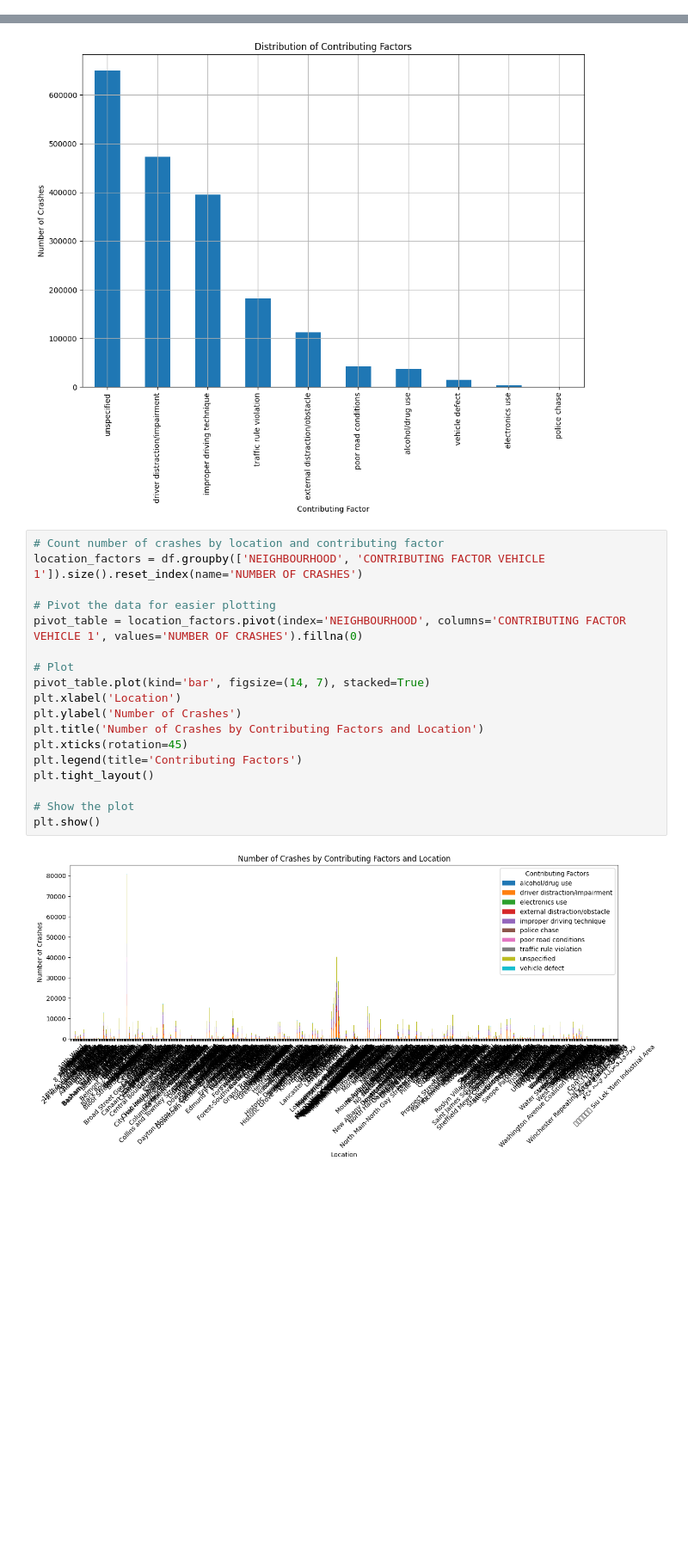
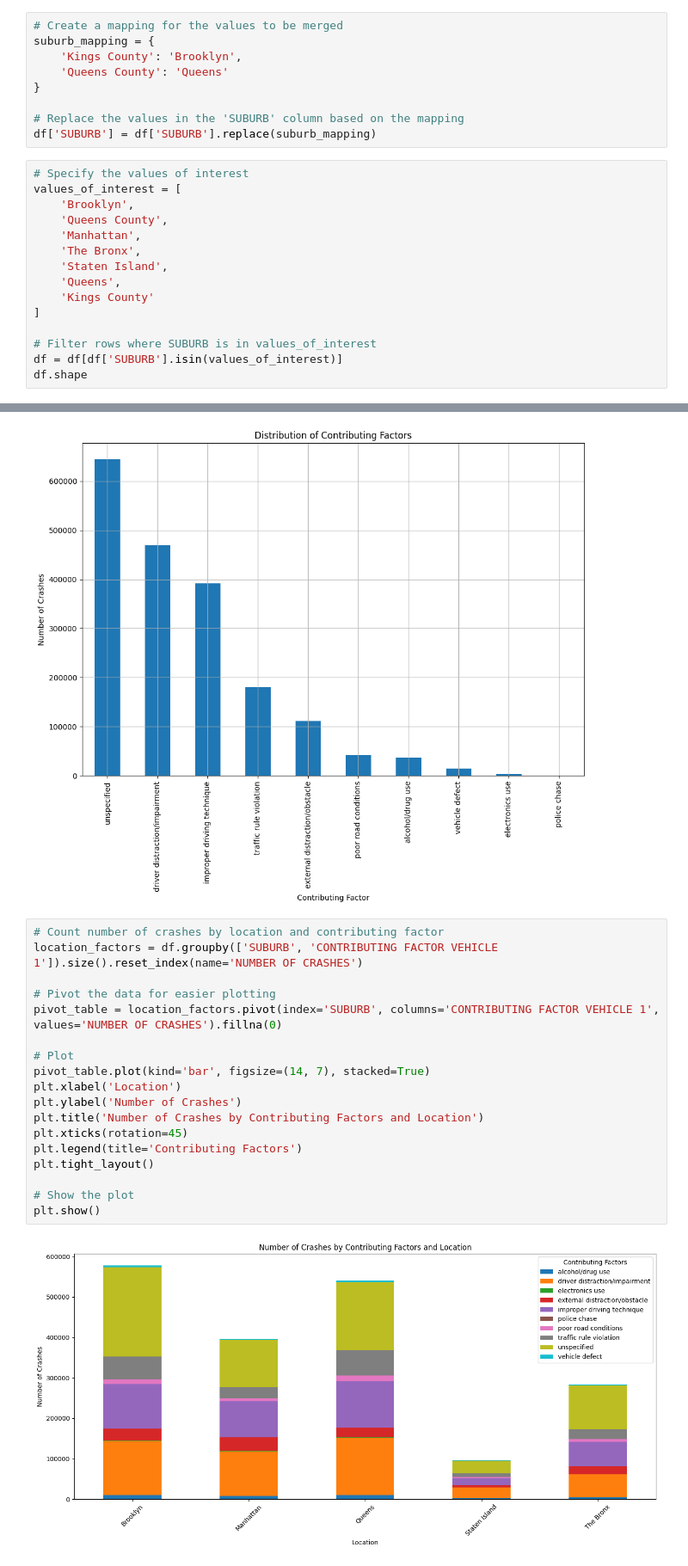
Before and after one commit to DouglasRollman/CollisionPrediction, a Jupyter notebook: crash_eda.ipynb, the cells around one changed output, grey strips where cells are left out. Shown: that part at 86% size. Saved outputs shown, nothing was run; the diff lists cells and outputs as text; blank space fills up the shorter version.

```diff
--- a/crash_eda.ipynb
+++ b/crash_eda.ipynb
@@ -17,0 +74,24 @@ df.head()
+# %%
+# Create a mapping for the values to be merged
+suburb_mapping = {
+    'Kings County': 'Brooklyn',
+    'Queens County': 'Queens'
+}
+
+# Replace the values in the 'SUBURB' column based on the mapping
+df['SUBURB'] = df['SUBURB'].replace(suburb_mapping)
+# %%
+# Specify the values of interest
+values_of_interest = [
+    'Brooklyn',
+    'Queens County',
+    'Manhattan',
+    'The Bronx',
+    'Staten Island',
+    'Queens',
+    'Kings County'
+]
+
+# Filter rows where SUBURB is in values_of_interest
+df = df[df['SUBURB'].isin(values_of_interest)]
+df.shape
@@ -247,24 +317,24 @@ plt.show()
 [figure]
 # %%
 # Count number of crashes by location and contributing factor
-location_factors = df.groupby(['NEIGHBOURHOOD', 'CONTRIBUTING FACTOR VEHICLE 1']).size().reset_index(name='NUMBER OF CRASHES')
+location_factors = df.groupby(['SUBURB', 'CONTRIBUTING FACTOR VEHICLE 1']).size().reset_index(name='NUMBER OF CRASHES')
 
 # Pivot the data for easier plotting
-pivot_table = location_factors.pivot(index='NEIGHBOURHOOD', columns='CONTRIBUTING FACTOR VEHICLE 1', values='NUMBER OF CRASHES').fillna(0)
+pivot_table = location_factors.pivot(index='SUBURB', columns='CONTRIBUTING FACTOR VEHICLE 1', values='NUMBER OF CRASHES').fillna(0)
 
 # Plot
 pivot_table.plot(kind='bar', figsize=(14, 7), stacked=True)
 plt.xlabel('Location')
 plt.ylabel('Number of Crashes')
 plt.title('Number of Crashes by Contributing Factors and Location')
 plt.xticks(rotation=45)
 plt.legend(title='Contributing Factors')
 plt.tight_layout()
 
 # Show the plot
 plt.show()
 # %% [output]
-[figure, old version]
+[figure, new version]
 # %%
 sub = df['SUBURB'].value_counts()
 sub.head
```
Also changed, not shown: parts of 26 cells of this notebook, 1 other file.
